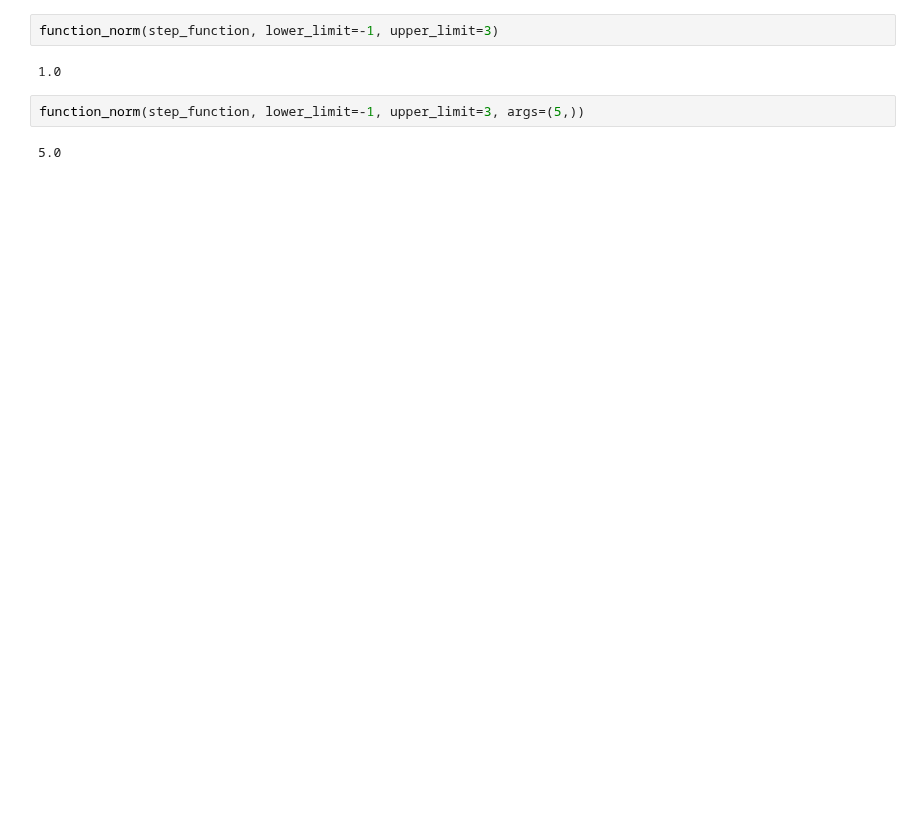
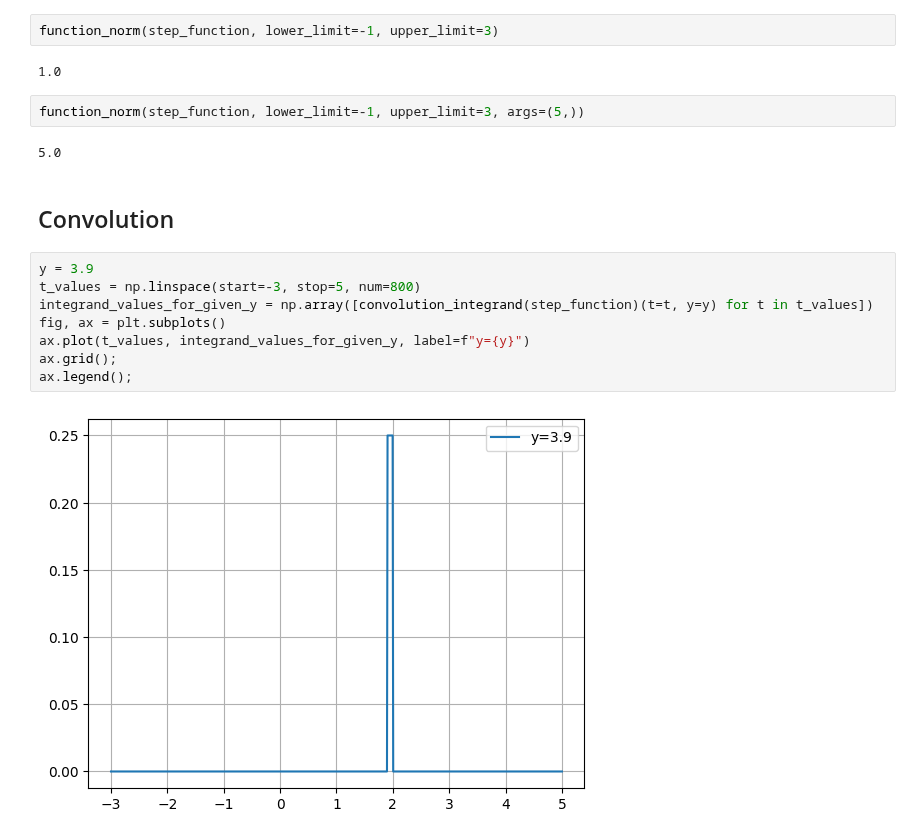
Before and after one commit to grzanka/microdosimetric_spectra_folding, a Jupyter notebook: notebooks/0.2-validation-convolutions.ipynb, the cells around one changed output. Drawn from its saved outputs; the diff is of its cells as text; blank space fills up the shorter version.

```diff
--- a/notebooks/0.2-validation-convolutions.ipynb
+++ b/notebooks/0.2-validation-convolutions.ipynb
@@ -33,3 +37,15 @@ function_norm(step_function, lower_limit=-1, upper_limit=3)
 function_norm(step_function, lower_limit=-1, upper_limit=3, args=(5,))
 # %% [output]
 5.0
+# %% [markdown]
+## Convolution
+# %%
+y = 3.9
+t_values = np.linspace(start=-3, stop=5, num=800)
+integrand_values_for_given_y = np.array([convolution_integrand(step_function)(t=t, y=y) for t in t_values])
+fig, ax = plt.subplots()
+ax.plot(t_values, integrand_values_for_given_y, label=f"y={y}")
+ax.grid();
+ax.legend();
+# %% [output]
+[figure, added]
```
Also changed, not shown: parts of 8 cells of this notebook, 5 other files.
